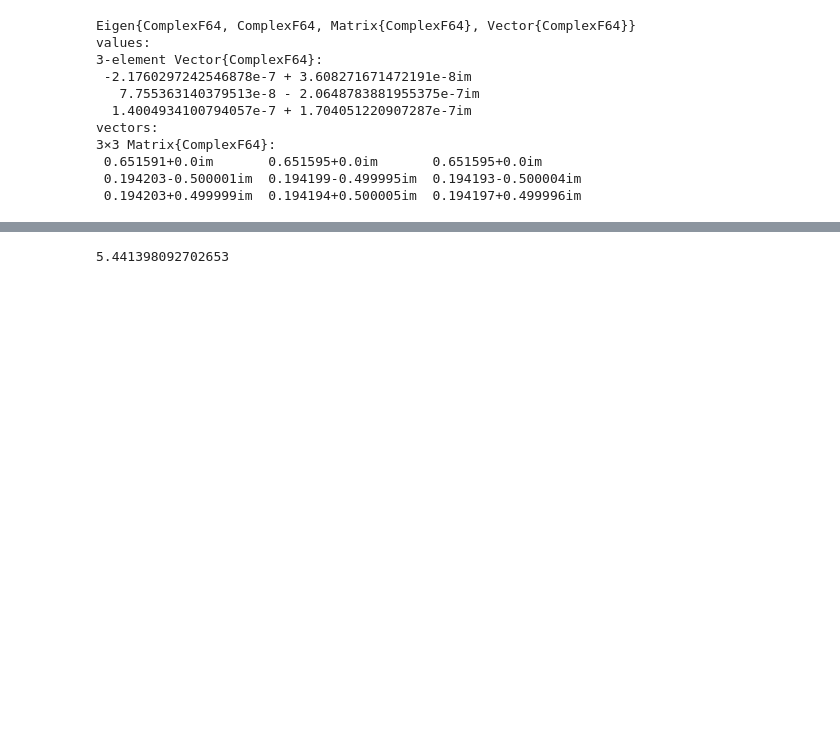
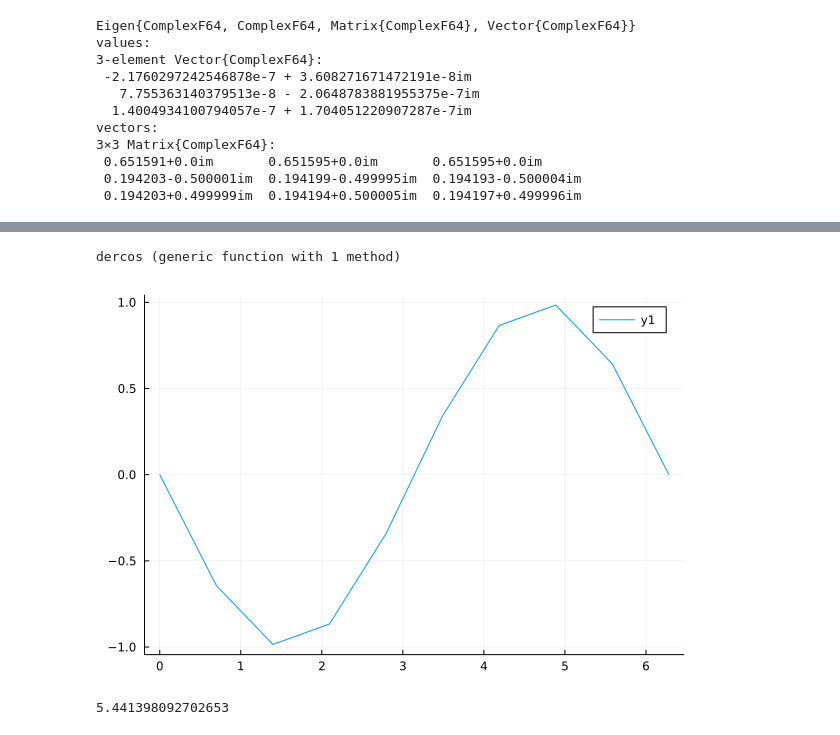
Before and after one commit to mekise/graph-theory-dda, a Jupyter notebook: notebooks/test.ipynb, the cells around one changed output, grey strips where cells are left out. Cells and saved outputs as stored; diff of their text form; code cells hidden in the pictures; blank space fills up the shorter version.

Commit message:
Testing power derivative wrt parameters in test notebook

```diff
--- a/notebooks/test.ipynb
+++ b/notebooks/test.ipynb
@@ -51,3 +70,16 @@ vectors:
+# %%
+function dercos(x)
+    f = x -> cos(x)
+    der = x -> ForwardDiff.derivative(f, x)
+    return der(x)
+end
+# %% [output]
+dercos (generic function with 1 method)
+# %%
+xx = LinRange(0, 2π, 10)
+plot(xx, dercos.(xx))
+# %% [output]
+[figure, added]
 # %%
 ϵ = 0.1
 ωspan = LinRange(1-ϵ, 1+ϵ, 10)
```
Also changed, not shown: parts of 3 cells of this notebook, 7 other files.
